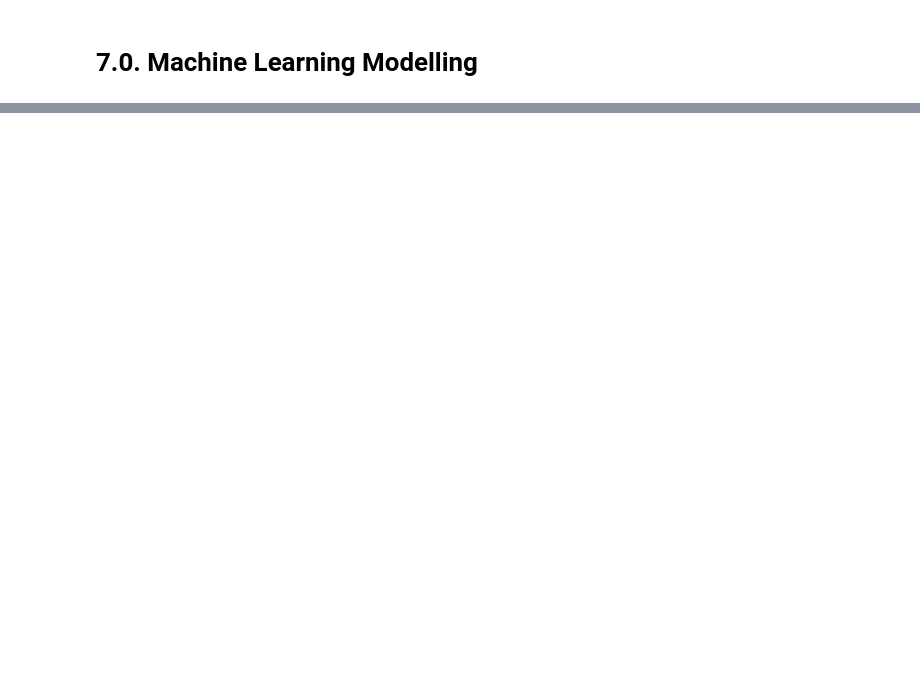
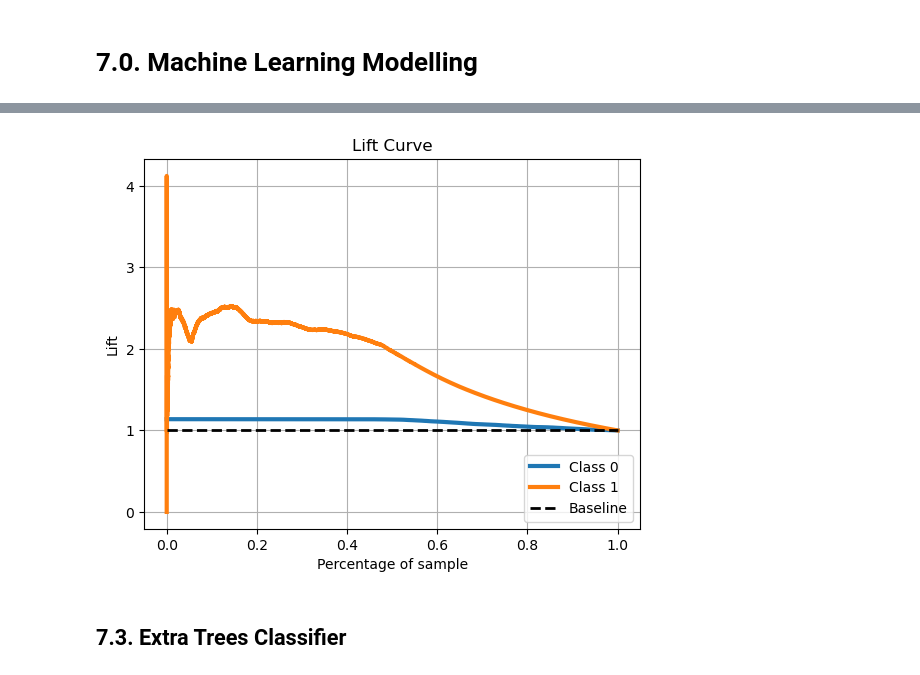
Before and after one commit to pgdemiranda/health_insurance-cs, a Jupyter notebook: notebooks/1.0.pgdm.health_insurance_cs.ipynb, the cells around one changed output, grey strips where cells are left out. Cells and saved outputs as stored; diff of their text form; code cells hidden in the pictures; blank space fills up the shorter version.

```diff
--- a/notebooks/1.0.pgdm.health_insurance_cs.ipynb
+++ b/notebooks/1.0.pgdm.health_insurance_cs.ipynb
@@ -503,0 +551,7 @@ Feature ranking:
+# %%
+#Scikitplot library is there to help
+skplt.metrics.plot_lift_curve( y_val, yhat_lr );
+# %% [output]
+[figure, added]
+# %% [markdown]
+## 7.3. Extra Trees Classifier
```
Also changed, not shown: parts of 35 cells of this notebook.
